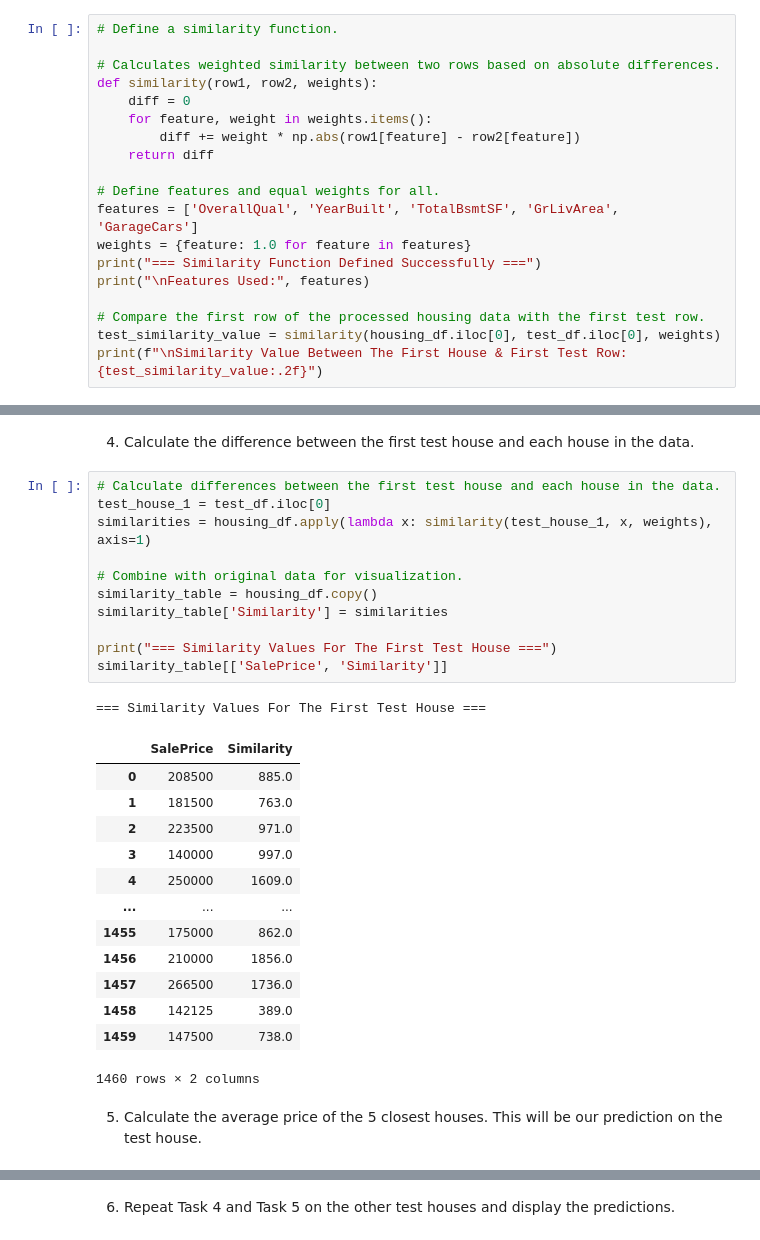
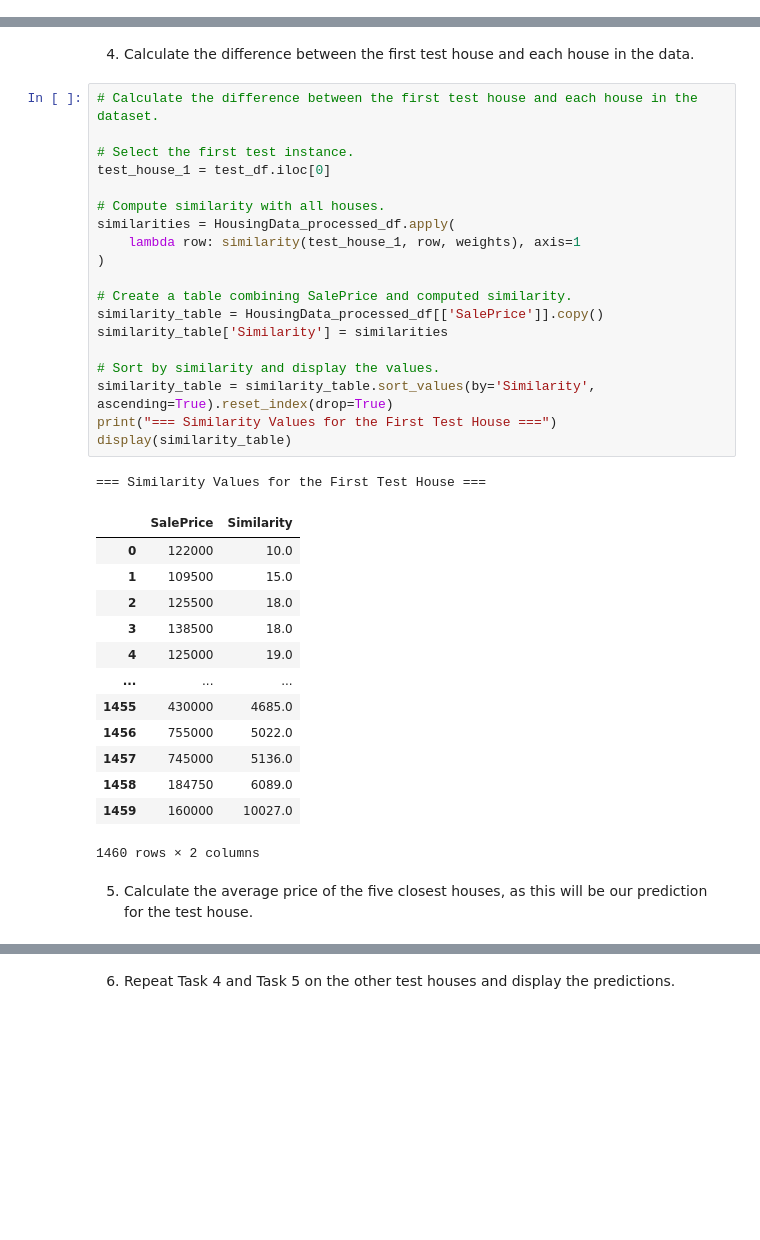
Before and after one commit to Chaotic-Legend/CMP-333-Codes, a Jupyter notebook: Midterm Project Part 2: Home Prices Analysis.ipynb, the cells around one changed output, grey strips where cells are left out. Drawn from its saved outputs; the diff is of its cells as text; blank space fills up the shorter version.

```diff
--- a/Midterm Project Part 2: Home Prices Analysis.ipynb
+++ b/Midterm Project Part 2: Home Prices Analysis.ipynb
@@ -47,22 +109,3 @@ Define a `similarity` function as follows:
 `np.abs(row1['OverallQual'] - row2['OverallQual'])`.
 * The similarity is calculated as a weighted sum of all feature differences.
 * Return the similarity value.
-# %%
-# Define a similarity function.
-
-# Calculates weighted similarity between two rows based on absolute differences.
-def similarity(row1, row2, weights):
-    diff = 0
-    for feature, weight in weights.items():
-        diff += weight * np.abs(row1[feature] - row2[feature])
-    return diff
-
-# Define features and equal weights for all.
-features = ['OverallQual', 'YearBuilt', 'TotalBsmtSF', 'GrLivArea', 'GarageCars']
-weights = {feature: 1.0 for feature in features}
-print("=== Similarity Function Defined Successfully ===")
-print("\nFeatures Used:", features)
-
-# Compare the first row of the processed housing data with the first test row.
-test_similarity_value = similarity(housing_df.iloc[0], test_df.iloc[0], weights)
-print(f"\nSimilarity Value Between The First House & First Test Row: {test_similarity_value:.2f}")
@@ -75,30 +155,38 @@ Similarity Value Between The First House & First Test Row: 885.00
 # %% [markdown]
 4. Calculate the difference between the first test house and each house in the data.
 # %%
-# Calculate differences between the first test house and each house in the data.
+# Calculate the difference between the first test house and each house in the dataset.
+
+# Select the first test instance.
 test_house_1 = test_df.iloc[0]
-similarities = housing_df.apply(lambda x: similarity(test_house_1, x, weights), axis=1)
 
-# Combine with original data for visualization.
-similarity_table = housing_df.copy()
+# Compute similarity with all houses.
+similarities = HousingData_processed_df.apply(
+    lambda row: similarity(test_house_1, row, weights), axis=1
+)
+
+# Create a table combining SalePrice and computed similarity.
+similarity_table = HousingData_processed_df[['SalePrice']].copy()
 similarity_table['Similarity'] = similarities
 
-print("=== Similarity Values For The First Test House ===")
-similarity_table[['SalePrice', 'Similarity']]
+# Sort by similarity and display the values.
+similarity_table = similarity_table.sort_values(by='Similarity', ascending=True).reset_index(drop=True)
+print("=== Similarity Values for the First Test House ===")
+display(similarity_table)
 # %% [output]
-=== Similarity Values For The First Test House ===
+=== Similarity Values for the First Test House ===
 |  | SalePrice | Similarity |
-| 0 | 208500 | 885.0 |
-| 1 | 181500 | 763.0 |
-| 2 | 223500 | 971.0 |
-| 3 | 140000 | 997.0 |
-| 4 | 250000 | 1609.0 |
+| 0 | 122000 | 10.0 |
+| 1 | 109500 | 15.0 |
+| 2 | 125500 | 18.0 |
+| 3 | 138500 | 18.0 |
+| 4 | 125000 | 19.0 |
 | ... | ... | ... |
-| 1455 | 175000 | 862.0 |
-| 1456 | 210000 | 1856.0 |
-| 1457 | 266500 | 1736.0 |
-| 1458 | 142125 | 389.0 |
-| 1459 | 147500 | 738.0 |
+| 1455 | 430000 | 4685.0 |
+| 1456 | 755000 | 5022.0 |
+| 1457 | 745000 | 5136.0 |
+| 1458 | 184750 | 6089.0 |
+| 1459 | 160000 | 10027.0 |
 1460 rows × 2 columns
 # %% [markdown]
-5. Calculate the average price of the 5 closest houses. This will be our prediction on the test house.
+5. Calculate the average price of the five closest houses, as this will be our prediction for the test house.
```
Also changed, not shown: parts of 11 cells of this notebook.
